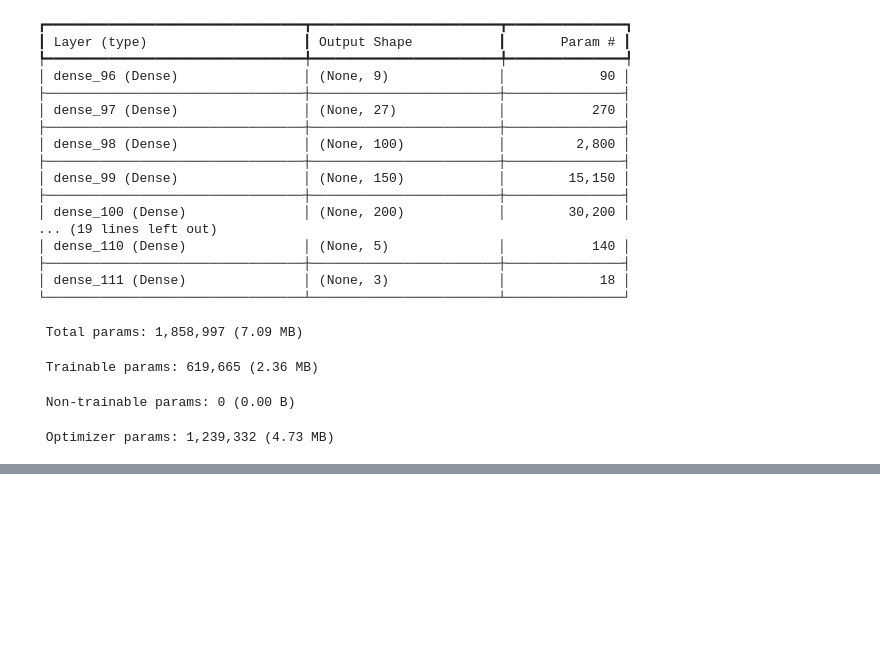
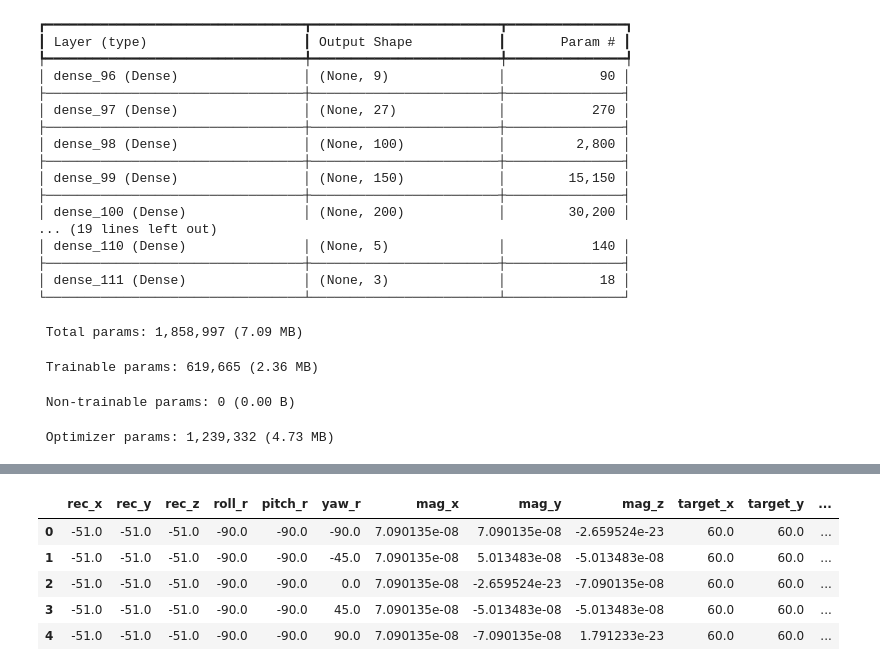
Before and after one commit to Pavansyamala/SourceLocalization, a Jupyter notebook: modelCreation.ipynb, the cells around one changed output, grey strips where cells are left out. Cells and saved outputs as stored; diff of their text form; code cells hidden in the pictures; blank space fills up the shorter version.

```diff
--- a/modelCreation.ipynb
+++ b/modelCreation.ipynb
@@ -259,0 +233,13 @@ KeyboardInterrupt:
+# %%
+path = "D:/DataIITM/InertialReference.csv"
+# %%
+data1 = pd.read_csv(path)
+# %%
+data1.head()
+# %% [output]
+|  | rec_x | rec_y | rec_z | roll_r | pitch_r | yaw_r | mag_x | mag_y | mag_z | target_x | target_y | ... |
+| 0 | -51.0 | -51.0 | -51.0 | -90.0 | -90.0 | -90.0 | 7.090135e-08 | 7.090135e-08 | -2.659524e-23 | 60.0 | 60.0 | ... |
+| 1 | -51.0 | -51.0 | -51.0 | -90.0 | -90.0 | -45.0 | 7.090135e-08 | 5.013483e-08 | -5.013483e-08 | 60.0 | 60.0 | ... |
+| 2 | -51.0 | -51.0 | -51.0 | -90.0 | -90.0 | 0.0 | 7.090135e-08 | -2.659524e-23 | -7.090135e-08 | 60.0 | 60.0 | ... |
+| 3 | -51.0 | -51.0 | -51.0 | -90.0 | -90.0 | 45.0 | 7.090135e-08 | -5.013483e-08 | -5.013483e-08 | 60.0 | 60.0 | ... |
+| 4 | -51.0 | -51.0 | -51.0 | -90.0 | -90.0 | 90.0 | 7.090135e-08 | -7.090135e-08 | 1.791233e-23 | 60.0 | 60.0 | ... |
```
Also changed, not shown: parts of 9 cells of this notebook, 1 other file.
